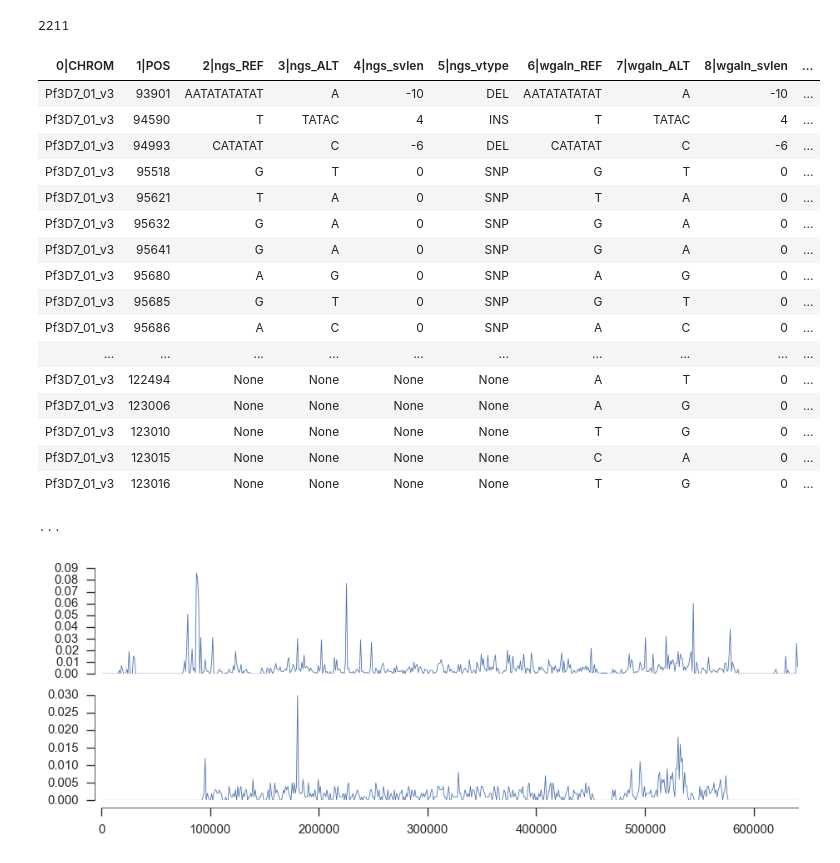
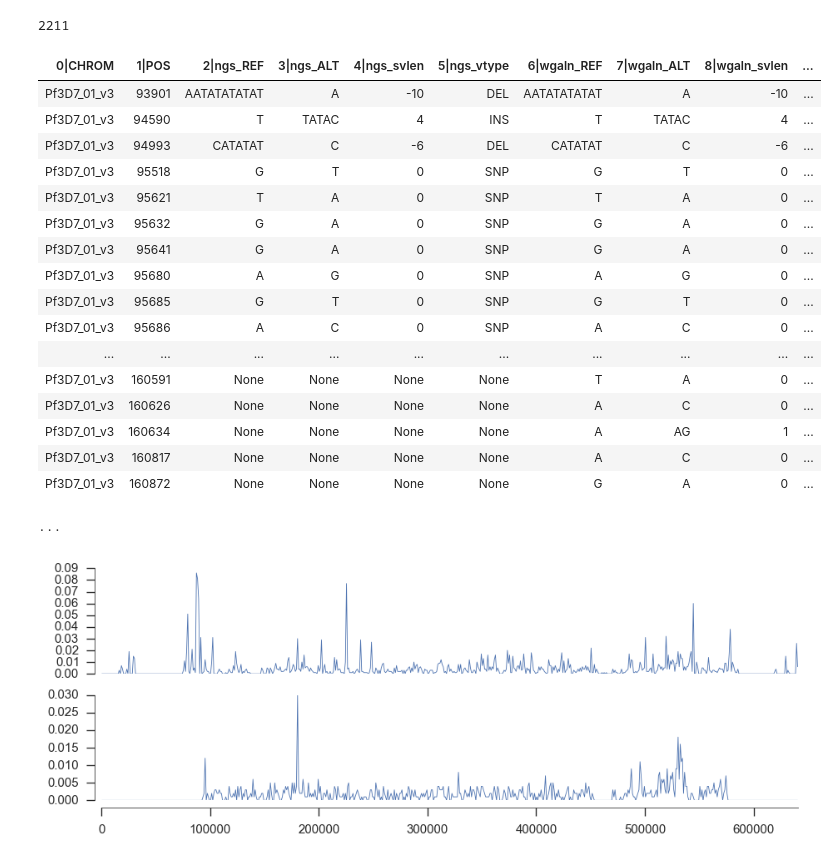
Before and after one commit to wtchg-kwiatkowski/pfx-paper-2015, a Jupyter notebook: supplementary/notebooks/xxx_genome_alignment_compare_bwamem_gatk.ipynb, the cells around one changed output. Cells and saved outputs as stored; diff of their text form; code cells hidden in the pictures.

```diff
--- a/supplementary/notebooks/xxx_genome_alignment_compare_bwamem_gatk.ipynb
+++ b/supplementary/notebooks/xxx_genome_alignment_compare_bwamem_gatk.ipynb
@@ -201,32 +204,32 @@ def tabulate_variants_joined(chrom):
 # %%
 tbl_variants_joined = tabulate_variants_joined(b'Pf3D7_01_v3')
 def _tr_style(row):
     style = 'background-color: %s' % ('#0f0' if row.allele_match
                                       else '#af0' if row.type_match
                                       else '#ff0' if row.true_positive_site
                                       else '#f44' if row.false_positive_site
                                       else '#44f' if row.false_negative_site
                                       else 'white')
     return style
-tbl_variants_joined.display(100, tr_style=_tr_style)
+tbl_variants_joined.display(200, tr_style=_tr_style)
 # %% [output]
 | 0|CHROM | 1|POS | 2|ngs_REF | 3|ngs_ALT | 4|ngs_svlen | 5|ngs_vtype | 6|wgaln_REF | 7|wgaln_ALT | 8|wgaln_svlen | ... |
 | Pf3D7_01_v3 | 93901 | AATATATATAT | A | -10 | DEL | AATATATATAT | A | -10 | ... |
 | Pf3D7_01_v3 | 94590 | T | TATAC | 4 | INS | T | TATAC | 4 | ... |
 | Pf3D7_01_v3 | 94993 | CATATAT | C | -6 | DEL | CATATAT | C | -6 | ... |
 | Pf3D7_01_v3 | 95518 | G | T | 0 | SNP | G | T | 0 | ... |
 | Pf3D7_01_v3 | 95621 | T | A | 0 | SNP | T | A | 0 | ... |
 | Pf3D7_01_v3 | 95632 | G | A | 0 | SNP | G | A | 0 | ... |
 | Pf3D7_01_v3 | 95641 | G | A | 0 | SNP | G | A | 0 | ... |
 | Pf3D7_01_v3 | 95680 | A | G | 0 | SNP | A | G | 0 | ... |
 | Pf3D7_01_v3 | 95685 | G | T | 0 | SNP | G | T | 0 | ... |
 | Pf3D7_01_v3 | 95686 | A | C | 0 | SNP | A | C | 0 | ... |
 | ... | ... | ... | ... | ... | ... | ... | ... | ... | ... |
-| Pf3D7_01_v3 | 122494 | None | None | None | None | A | T | 0 | ... |
-| Pf3D7_01_v3 | 123006 | None | None | None | None | A | G | 0 | ... |
-| Pf3D7_01_v3 | 123010 | None | None | None | None | T | G | 0 | ... |
-| Pf3D7_01_v3 | 123015 | None | None | None | None | C | A | 0 | ... |
-| Pf3D7_01_v3 | 123016 | None | None | None | None | T | G | 0 | ... |
+| Pf3D7_01_v3 | 160591 | None | None | None | None | T | A | 0 | ... |
+| Pf3D7_01_v3 | 160626 | None | None | None | None | A | C | 0 | ... |
+| Pf3D7_01_v3 | 160634 | None | None | None | None | A | AG | 1 | ... |
+| Pf3D7_01_v3 | 160817 | None | None | None | None | A | C | 0 | ... |
+| Pf3D7_01_v3 | 160872 | None | None | None | None | G | A | 0 | ... |
 ...
 # %%
 def plot_variant_density(variants, chrom, window=5000, ax=None):
```
Also changed, not shown: parts of 6 cells of this notebook, 1 other file.
